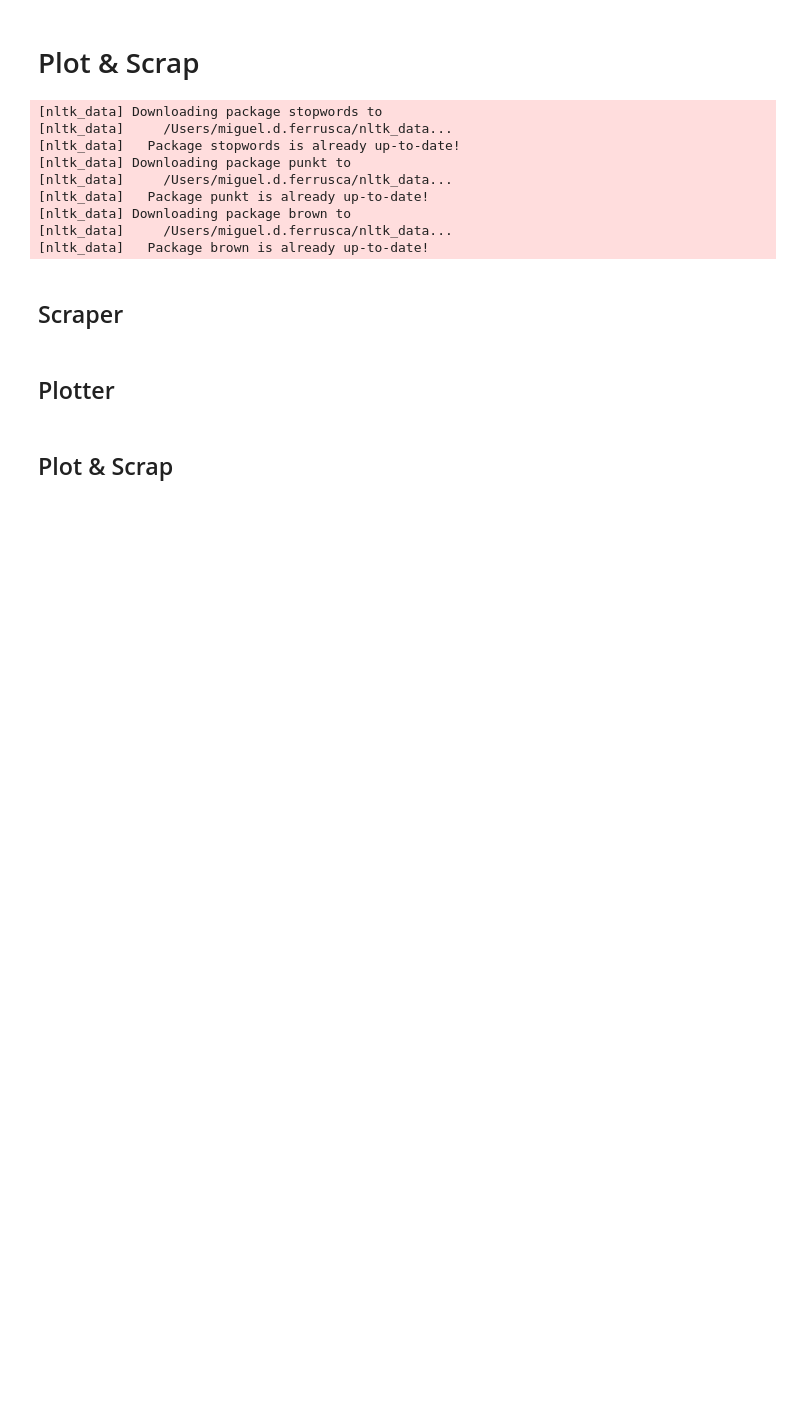
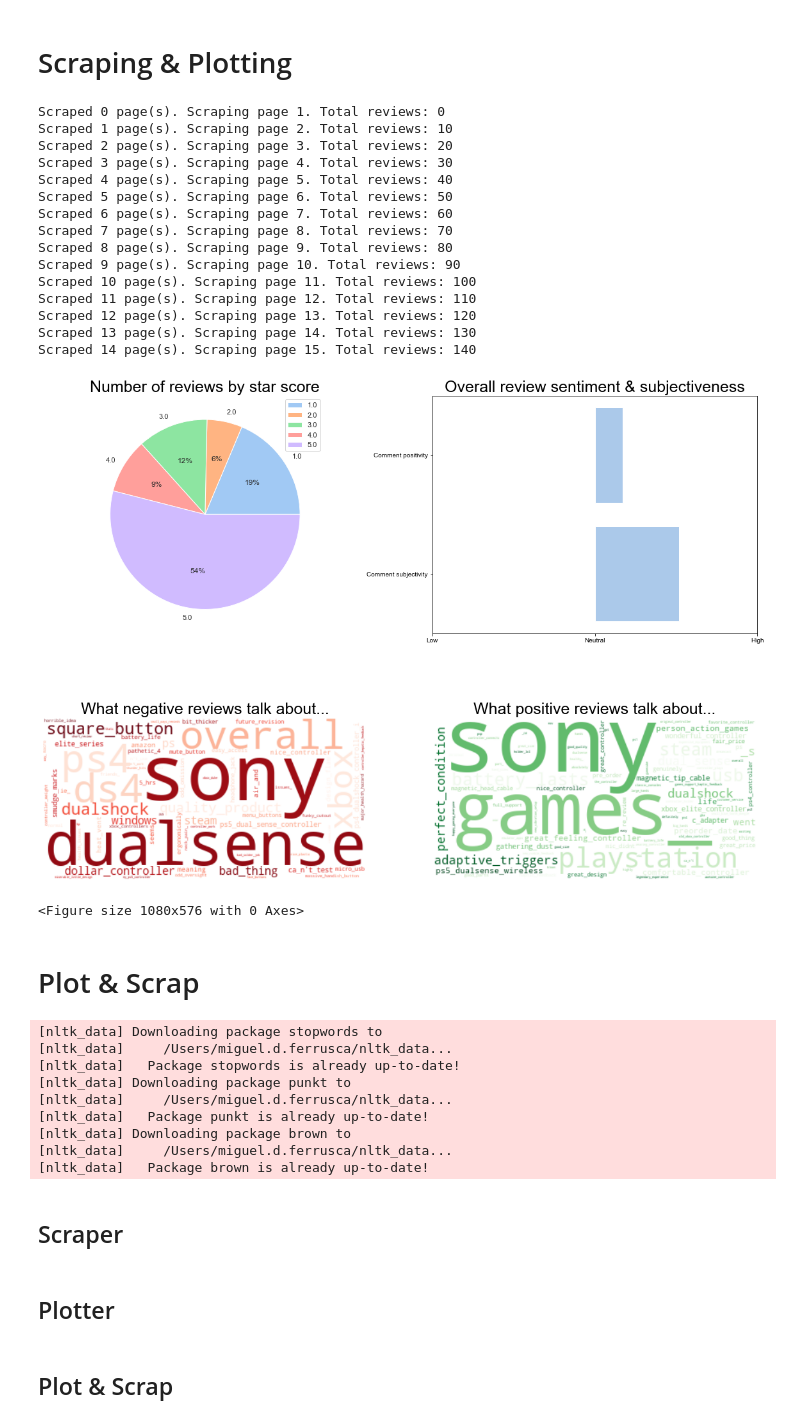
Before and after one commit to migueldf/product-gibber-analyzer, a Jupyter notebook: scrap_and_plot.ipynb, the cells around one changed output. Saved outputs shown, nothing was run; the diff lists cells and outputs as text; code cells hidden in the pictures; blank space fills up the shorter version.

```diff
--- a/scrap_and_plot.ipynb
+++ b/scrap_and_plot.ipynb
@@ -1,3 +1,25 @@
+# %% [markdown]
+# Scraping & Plotting
+# %%
+plot_and_scrap('B08FC6C75Y', 15)
+# %% [output]
+Scraped 0 page(s). Scraping page 1. Total reviews: 0
+Scraped 1 page(s). Scraping page 2. Total reviews: 10
+Scraped 2 page(s). Scraping page 3. Total reviews: 20
+Scraped 3 page(s). Scraping page 4. Total reviews: 30
+Scraped 4 page(s). Scraping page 5. Total reviews: 40
+Scraped 5 page(s). Scraping page 6. Total reviews: 50
+Scraped 6 page(s). Scraping page 7. Total reviews: 60
+Scraped 7 page(s). Scraping page 8. Total reviews: 70
+Scraped 8 page(s). Scraping page 9. Total reviews: 80
+Scraped 9 page(s). Scraping page 10. Total reviews: 90
+Scraped 10 page(s). Scraping page 11. Total reviews: 100
+Scraped 11 page(s). Scraping page 12. Total reviews: 110
+Scraped 12 page(s). Scraping page 13. Total reviews: 120
+Scraped 13 page(s). Scraping page 14. Total reviews: 130
+Scraped 14 page(s). Scraping page 15. Total reviews: 140
+[figure, added]
+<Figure size 1080x576 with 0 Axes>
 # %% [markdown]
 # Plot & Scrap
 # %%
```
Also changed, not shown: 1 other file.
